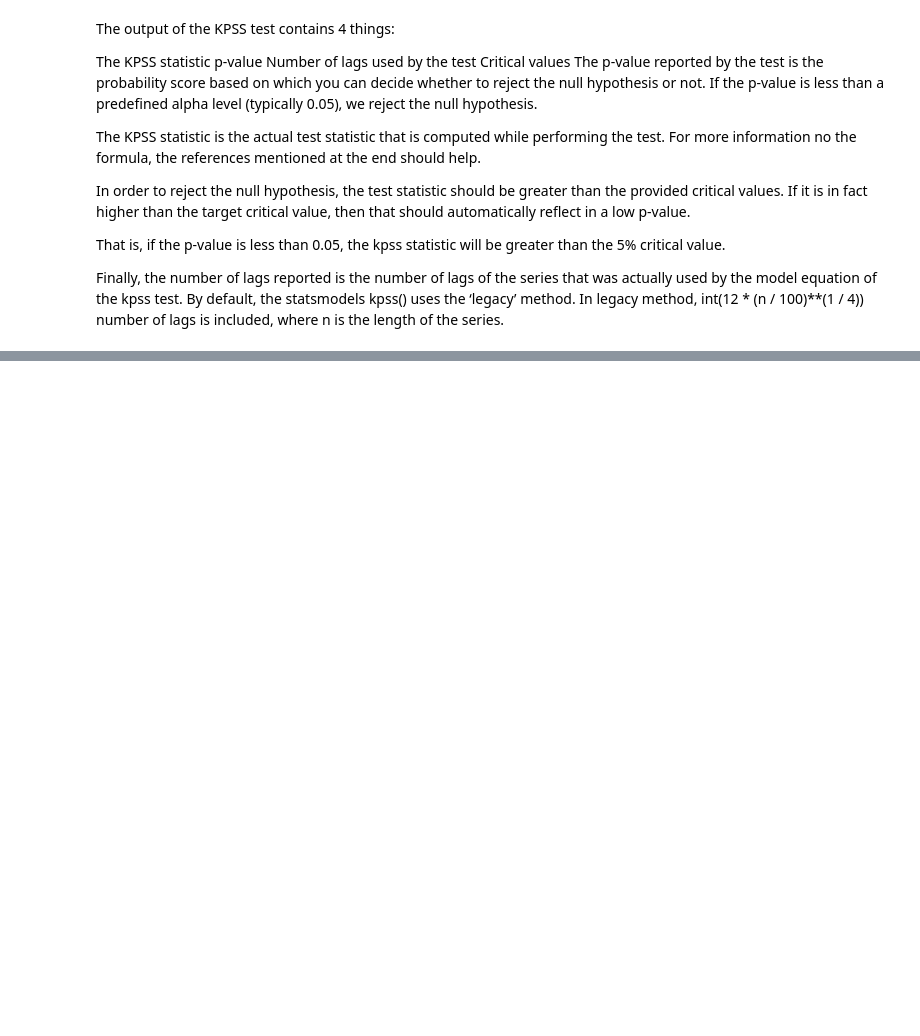
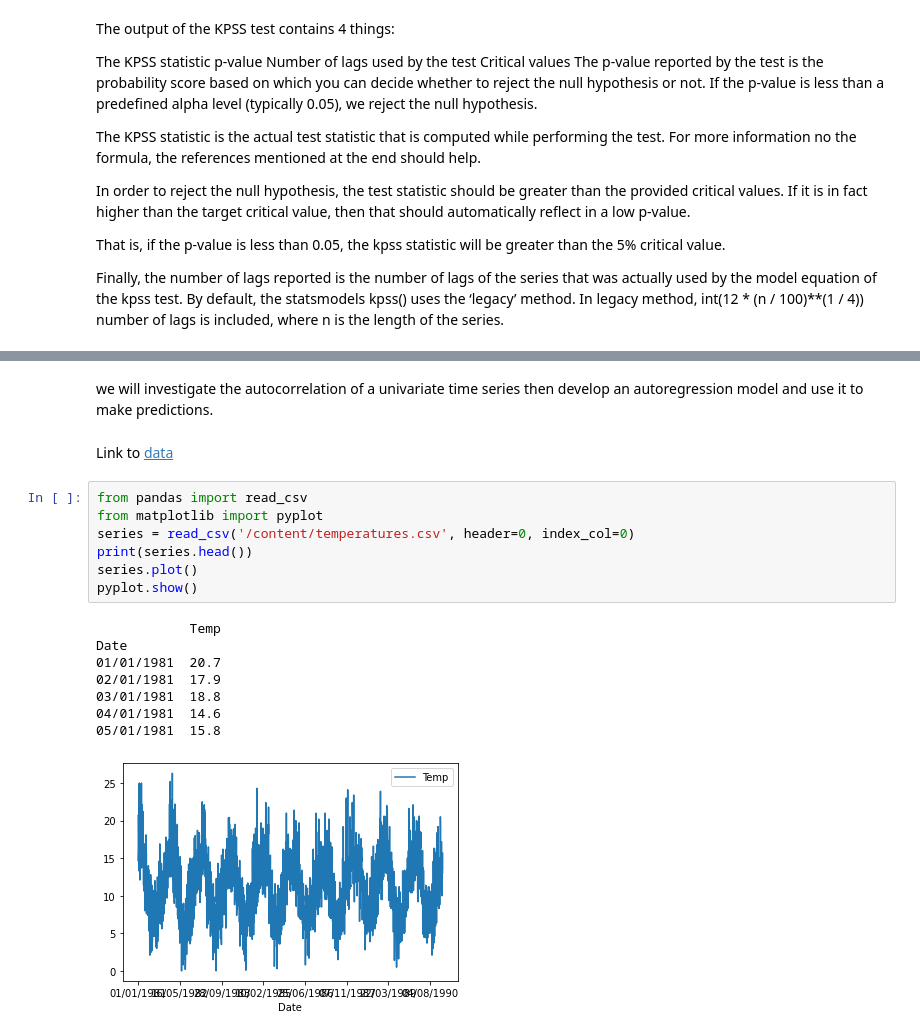
Before and after one commit to DerrickKuria/Artificial-Intelligence-books, a Jupyter notebook: TimeSeriesInPython.ipynb, the cells around one changed output, grey strips where cells are left out. Saved outputs shown, nothing was run; the diff lists cells and outputs as text; blank space fills up the shorter version.

```diff
--- a/TimeSeriesInPython.ipynb
+++ b/TimeSeriesInPython.ipynb
@@ -824,0 +890,20 @@ Finally, the number of lags reported is the number of lags of the series that wa
+# %% [markdown]
+we will investigate the autocorrelation of a univariate time series then develop an autoregression model and use it to make predictions.
+# %% [markdown]
+Link to  [data](https://raw.githubusercontent.com/jbrownlee/Datasets/master/daily-min-temperatures.csv)
+# %%
+from pandas import read_csv
+from matplotlib import pyplot
+series = read_csv('/content/temperatures.csv', header=0, index_col=0)
+print(series.head())
+series.plot()
+pyplot.show()
+# %% [output]
+            Temp
+Date
+01/01/1981  20.7
+02/01/1981  17.9
+03/01/1981  18.8
+04/01/1981  14.6
+05/01/1981  15.8
+[figure, added]
```
Also changed, not shown: parts of 23 cells of this notebook.
